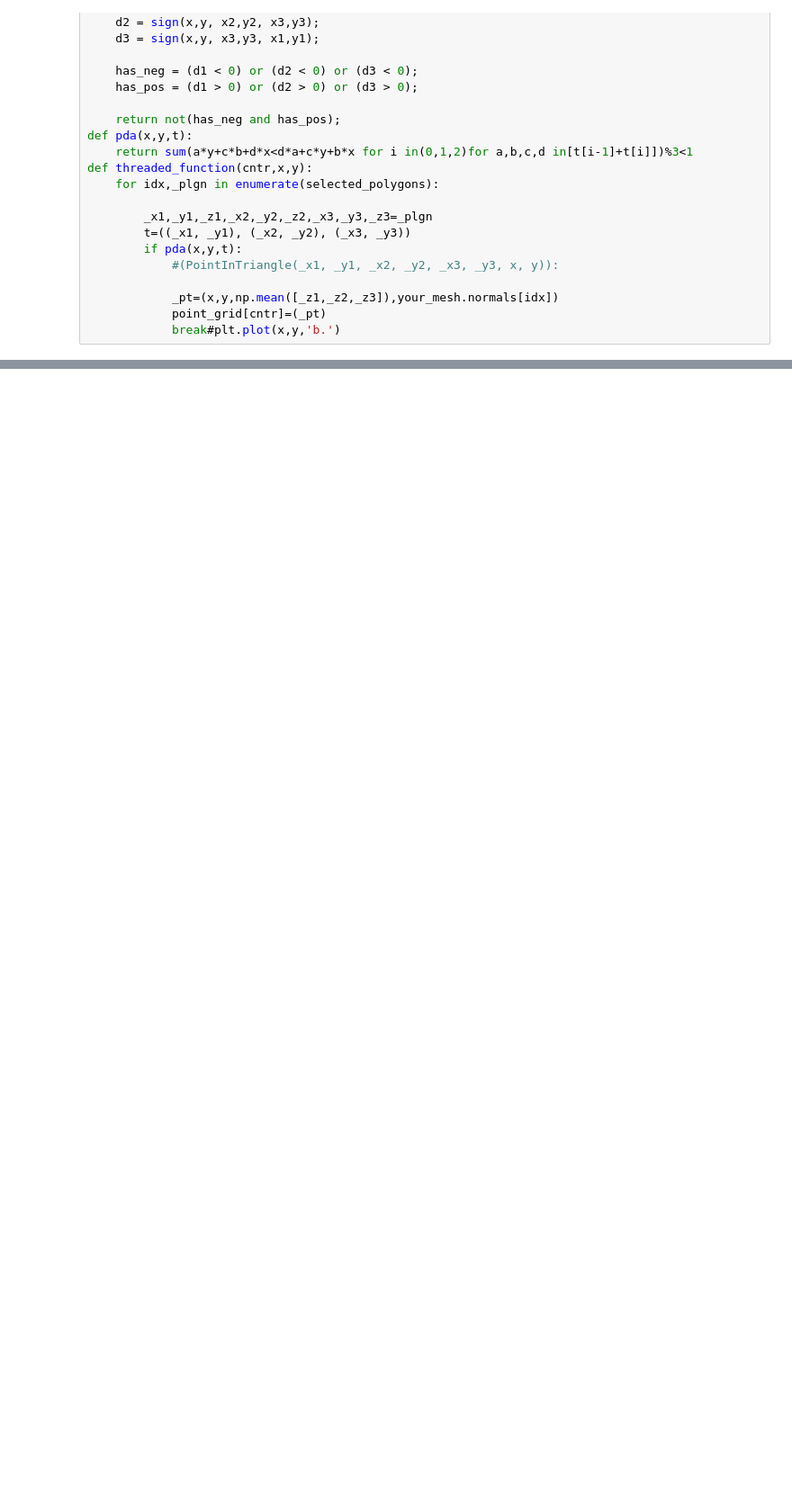
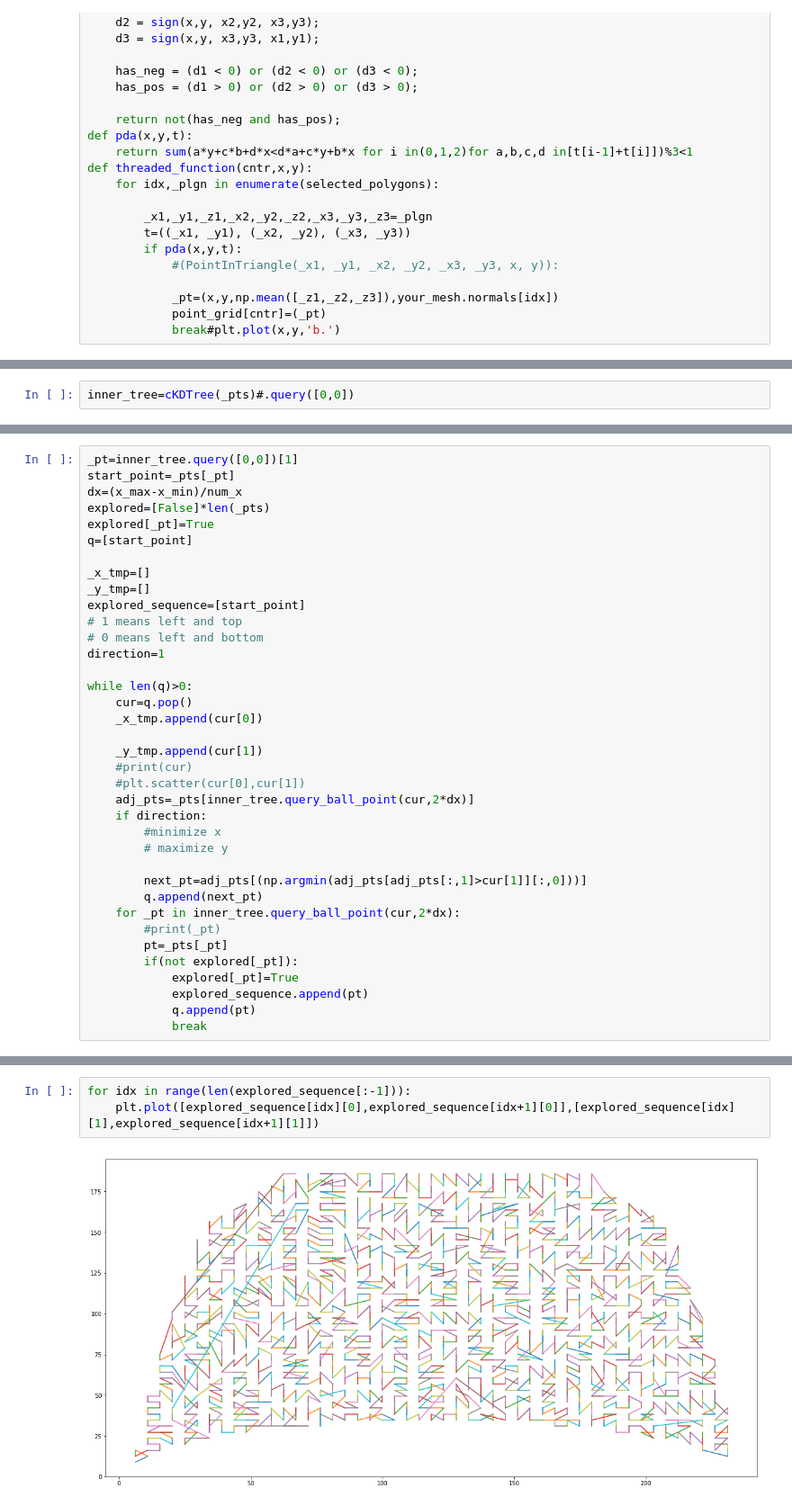
Before and after one commit to fostiropoulos/2dToolPathPlanning, a Jupyter notebook: PointCloudPathPlanning.ipynb, the cells around one changed output, grey strips where cells are left out. Shown at 90% size. Cells and saved outputs as stored; diff of their text form; blank space fills up the shorter version.

```diff
--- a/PointCloudPathPlanning.ipynb
+++ b/PointCloudPathPlanning.ipynb
@@ -120,0 +127,2 @@ tree = spatial.KDTree(zip(x.ravel(), y.ravel()))
+# %%
+inner_tree=cKDTree(_pts)#.query([0,0])
@@ -120,0 +139,37 @@ tree = spatial.KDTree(zip(x.ravel(), y.ravel()))
+# %%
+_pt=inner_tree.query([0,0])[1]
+start_point=_pts[_pt]
+dx=(x_max-x_min)/num_x
+explored=[False]*len(_pts)
+explored[_pt]=True
+q=[start_point]
+
+_x_tmp=[]
+_y_tmp=[]
+explored_sequence=[start_point]
+# 1 means left and top
+# 0 means left and bottom
+direction=1
+
+while len(q)>0:
+    cur=q.pop()
+    _x_tmp.append(cur[0])
+
+    _y_tmp.append(cur[1])
+    #print(cur)
+    #plt.scatter(cur[0],cur[1])
+    adj_pts=_pts[inner_tree.query_ball_point(cur,2*dx)]
+    if direction:
+        #minimize x
+        # maximize y
+
+        next_pt=adj_pts[(np.argmin(adj_pts[adj_pts[:,1]>cur[1]][:,0]))]
+        q.append(next_pt)
+    for _pt in inner_tree.query_ball_point(cur,2*dx):
+        #print(_pt)
+        pt=_pts[_pt]
+        if(not explored[_pt]):
+            explored[_pt]=True
+            explored_sequence.append(pt)
+            q.append(pt)
+            break
@@ -120,0 +178,5 @@ tree = spatial.KDTree(zip(x.ravel(), y.ravel()))
+# %%
+for idx in range(len(explored_sequence[:-1])):
+    plt.plot([explored_sequence[idx][0],explored_sequence[idx+1][0]],[explored_sequence[idx][1],explored_sequence[idx+1][1]])
+# %% [output]
+[figure, added]
```
Also changed, not shown: parts of 9 cells of this notebook.
